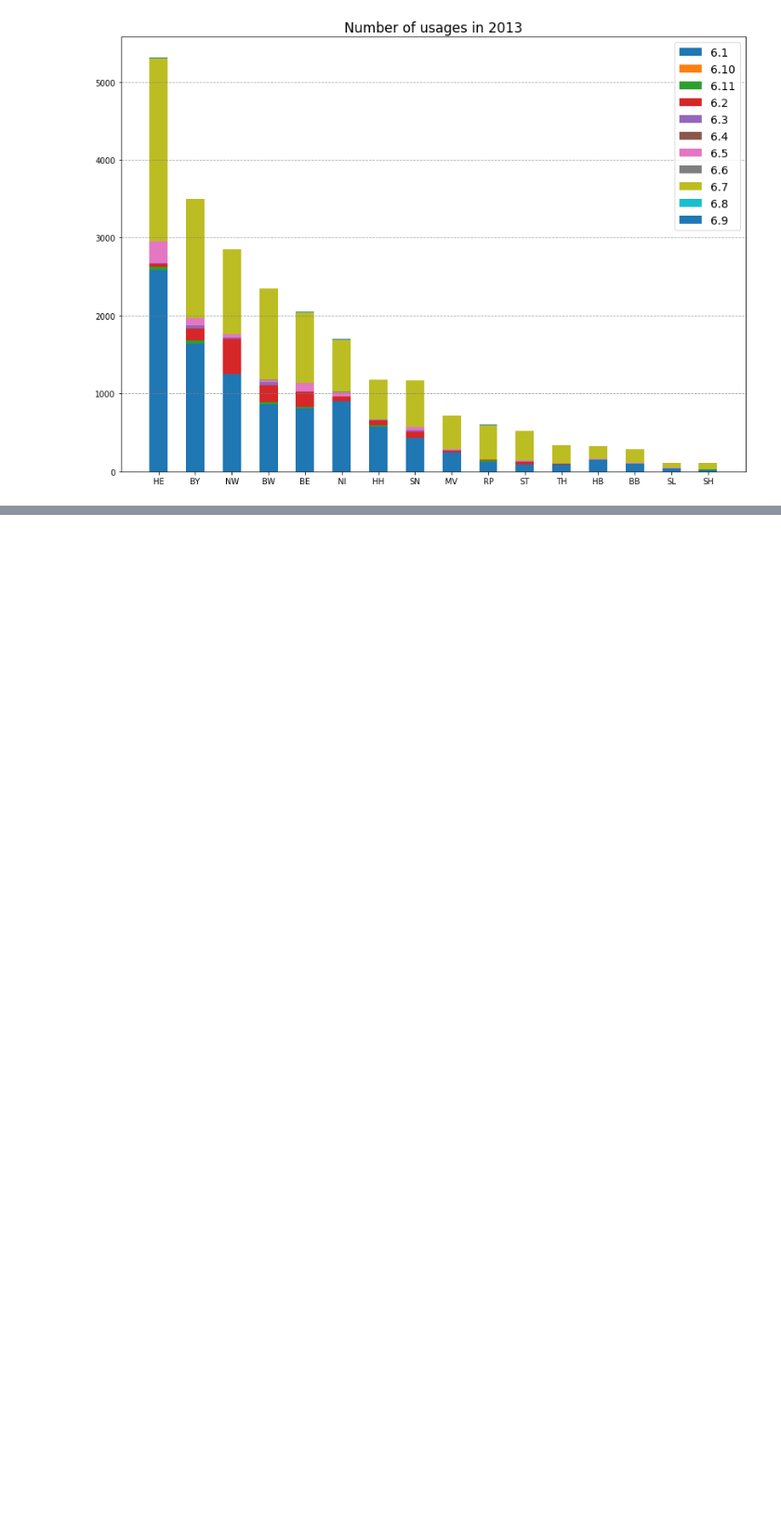
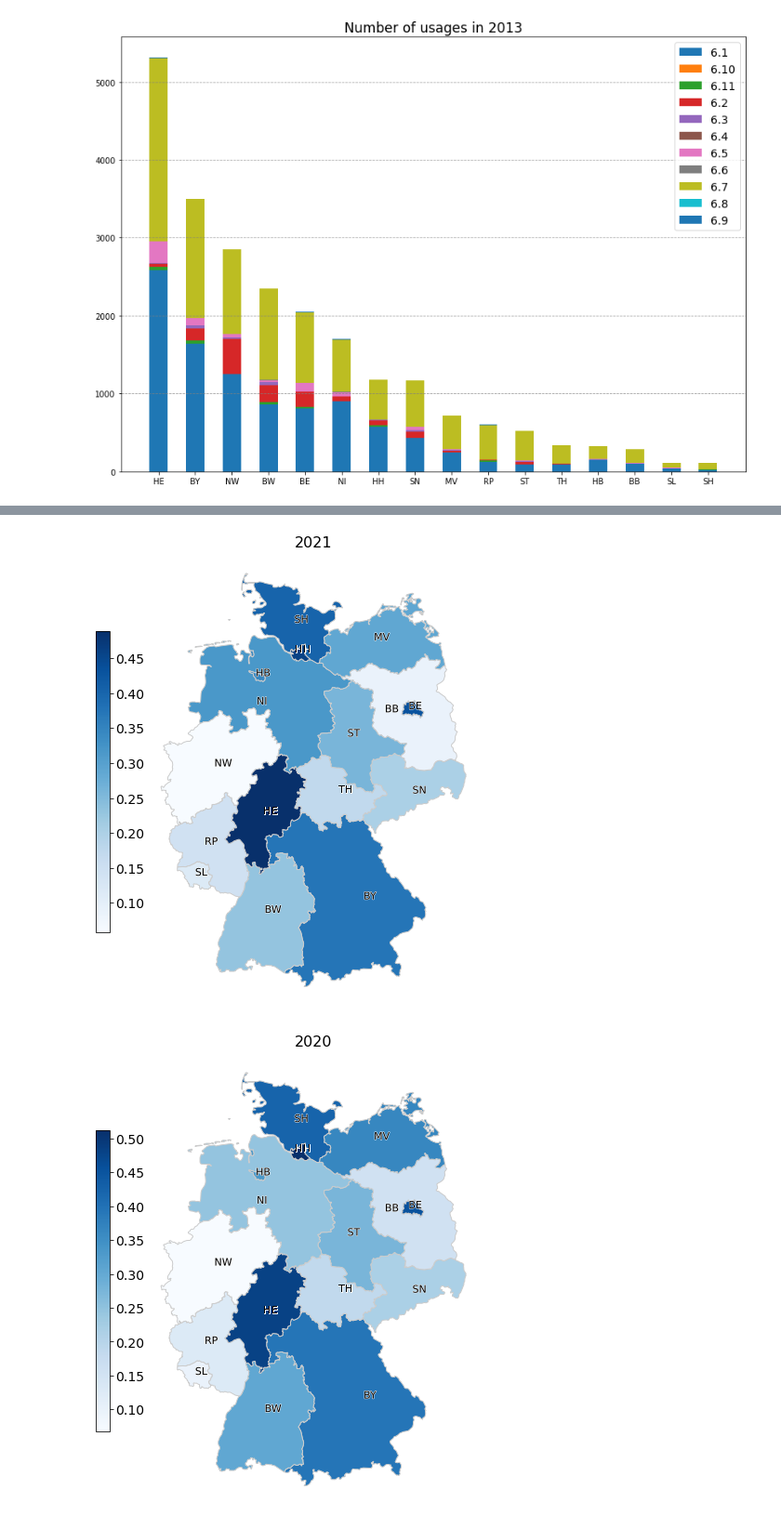
Before and after one commit to JakobUnterholzner/DataLiteracy, a Jupyter notebook: exp/exp_KA_01_plot_functions.ipynb, the cells around one changed output, grey strips where cells are left out. Shown at 93% size. Cells and saved outputs as stored; diff of their text form; code cells hidden in the pictures; blank space fills up the shorter version.

```diff
--- a/exp/exp_KA_01_plot_functions.ipynb
+++ b/exp/exp_KA_01_plot_functions.ipynb
@@ -141,0 +142,7 @@ plot_map(geo_df_cases, 'cases_6_per_1k', '2021 smth')
+# %%
+for year in [2021,2020,2019,2016,2013]:
+    geo_df_cases = data_to_geo(Data, geo_df, population, str(year))
+    plot_map(geo_df_cases, 'cases_4_per_1k', str(year))
+# %% [output]
+[figure, added]
+[figure, added]
```
Also changed, not shown: parts of 3 cells of this notebook, 1 other file.
